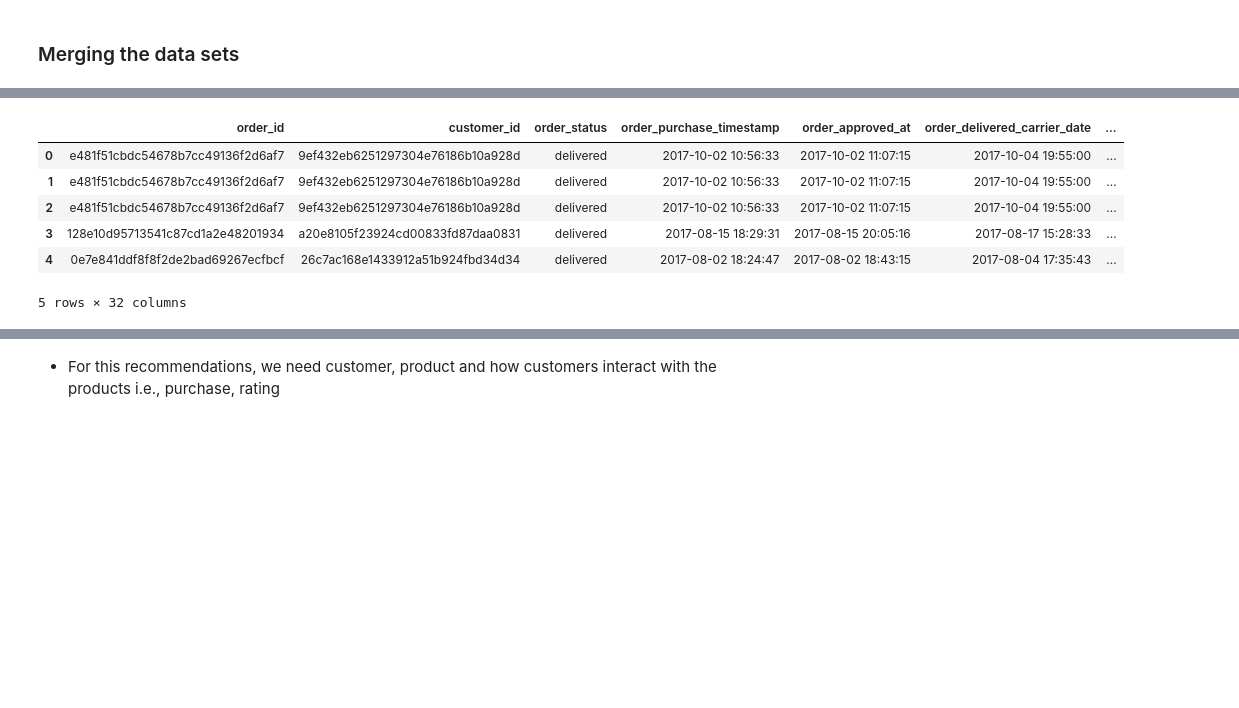
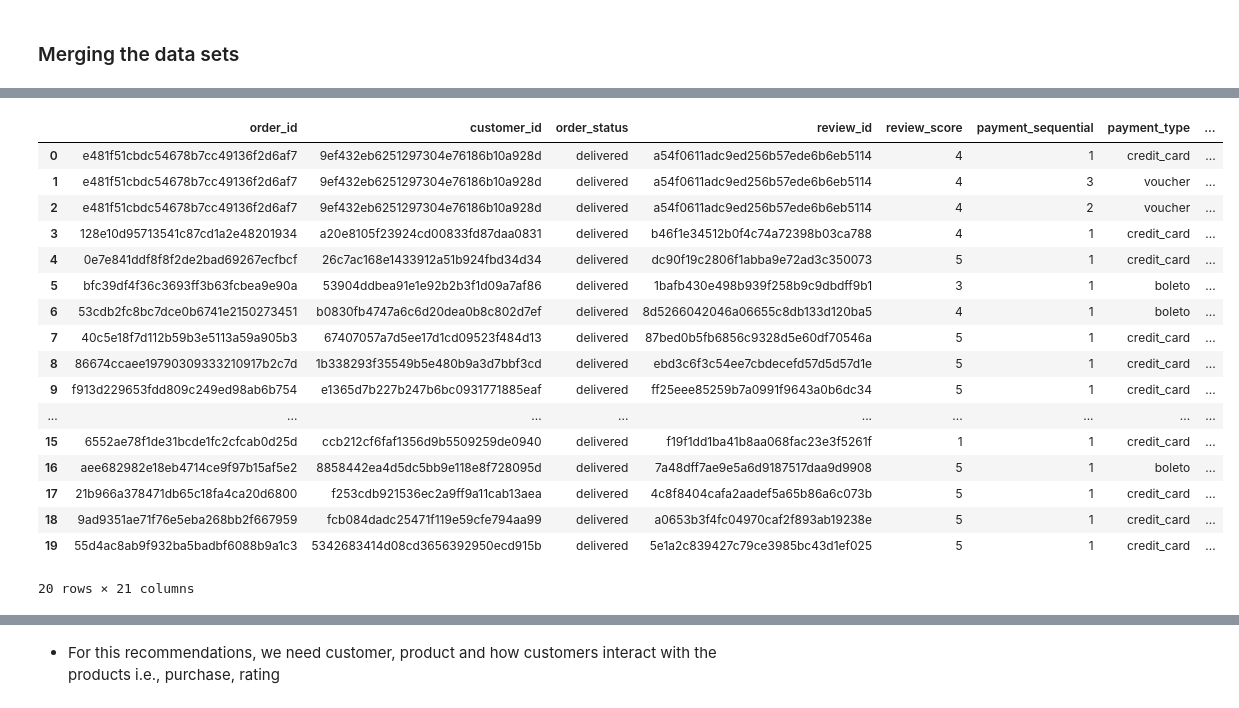
Before and after one commit to Daviedavie100/ML_MachineLearning, a Jupyter notebook: ecommerce.ipynb, the cells around one changed output, grey strips where cells are left out. Cells and saved outputs as stored; diff of their text form; code cells hidden in the pictures; blank space fills up the shorter version.

```diff
--- a/ecommerce.ipynb
+++ b/ecommerce.ipynb
@@ -373,7 +373,8 @@ order_estimated_delivery_date    0
 dtype: int64
 # %%
 # select the columns suited for thequestion
-clean_orders[['order_id', 'customer_id', 'order_status']].dropna().drop_duplicates()
+clean_orders=clean_orders[['order_id', 'customer_id', 'order_status']].drop_duplicates()
+clean_orders
 # %% [output]
 |  | order_id | customer_id | order_status |
 | 0 | e481f51cbdc54678b7cc49136f2d6af7 | 9ef432eb6251297304e76186b10a928d | delivered |
@@ -462,7 +463,8 @@ order_items_dataset
 112650 rows × 8 columns
 # %%
 # select only the columns of interest
-order_items_dataset[['order_id', 'order_item_id', 'product_id', 'product_price']].drop_duplicates()
+order_items_dataset=order_items_dataset[['order_id', 'order_item_id', 'product_id', 'product_price']].drop_duplicates()
+order_items_dataset
 # %% [output]
 |  | order_id | order_item_id | product_id | product_price |
 | 0 | 00010242fe8c5a6d1ba2dd792cb16214 | 1 | 4244733e06e7ecb4970a6e2683c13e61 | 72.19 |
@@ -622,7 +624,8 @@ order_reviews_dataset[order_reviews_dataset.duplicated()]
 # %% [output]
 |  | review_id | order_id | review_score | review_creation_date | review_answer_timestamp |
 # %%
-order_reviews_dataset[['review_id', 'order_id', 'review_score']].drop_duplicates()
+order_reviews_dataset=order_reviews_dataset[['review_id', 'order_id', 'review_score']].drop_duplicates()
+order_reviews_dataset
 # %% [output]
 |  | review_id | order_id | review_score |
 | 0 | 7bc2406110b926393aa56f80a40eba40 | 73fc7af87114b39712e6da79b0a377eb | 4 |
@@ -673,3 +676,8 @@ dtype: float64
 products_dataset.shape
 # %% [output]
 (32951, 6)
+# %%
+# select columns
+products_dataset=products_dataset[['product_id', 'product_category_name', 'product_weight_g', 'product_length_cm', \
+                                   'product_height_cm', 'product_width_cm']].drop_duplicates()
+products_dataset
@@ -786,18 +846,29 @@ product_dict
 # %%
 # orders=all orders on order_id
 orders=(clean_orders
     .merge(order_reviews_dataset, on='order_id', how='inner')
     .merge(order_payments_dataset, on='order_id', how='inner')
     .merge(order_items_dataset, on ='order_id', how='inner')
     .merge(products_dataset, on ='product_id', how='inner')
     .merge(customers_dataset, on='customer_id', how='inner')
 )
-orders.head()
+orders.head(20)
 # %% [output]
-|  | order_id | customer_id | order_status | order_purchase_timestamp | order_approved_at | order_delivered_carrier_date | ... |
-| 0 | e481f51cbdc54678b7cc49136f2d6af7 | 9ef432eb6251297304e76186b10a928d | delivered | 2017-10-02 10:56:33 | 2017-10-02 11:07:15 | 2017-10-04 19:55:00 | ... |
-| 1 | e481f51cbdc54678b7cc49136f2d6af7 | 9ef432eb6251297304e76186b10a928d | delivered | 2017-10-02 10:56:33 | 2017-10-02 11:07:15 | 2017-10-04 19:55:00 | ... |
-| 2 | e481f51cbdc54678b7cc49136f2d6af7 | 9ef432eb6251297304e76186b10a928d | delivered | 2017-10-02 10:56:33 | 2017-10-02 11:07:15 | 2017-10-04 19:55:00 | ... |
-| 3 | 128e10d95713541c87cd1a2e48201934 | a20e8105f23924cd00833fd87daa0831 | delivered | 2017-08-15 18:29:31 | 2017-08-15 20:05:16 | 2017-08-17 15:28:33 | ... |
-| 4 | 0e7e841ddf8f8f2de2bad69267ecfbcf | 26c7ac168e1433912a51b924fbd34d34 | delivered | 2017-08-02 18:24:47 | 2017-08-02 18:43:15 | 2017-08-04 17:35:43 | ... |
+|  | order_id | customer_id | order_status | review_id | review_score | payment_sequential | payment_type | ... |
+| 0 | e481f51cbdc54678b7cc49136f2d6af7 | 9ef432eb6251297304e76186b10a928d | delivered | a54f0611adc9ed256b57ede6b6eb5114 | 4 | 1 | credit_card | ... |
+| 1 | e481f51cbdc54678b7cc49136f2d6af7 | 9ef432eb6251297304e76186b10a928d | delivered | a54f0611adc9ed256b57ede6b6eb5114 | 4 | 3 | voucher | ... |
+| 2 | e481f51cbdc54678b7cc49136f2d6af7 | 9ef432eb6251297304e76186b10a928d | delivered | a54f0611adc9ed256b57ede6b6eb5114 | 4 | 2 | voucher | ... |
+| 3 | 128e10d95713541c87cd1a2e48201934 | a20e8105f23924cd00833fd87daa0831 | delivered | b46f1e34512b0f4c74a72398b03ca788 | 4 | 1 | credit_card | ... |
+| 4 | 0e7e841ddf8f8f2de2bad69267ecfbcf | 26c7ac168e1433912a51b924fbd34d34 | delivered | dc90f19c2806f1abba9e72ad3c350073 | 5 | 1 | credit_card | ... |
+| 5 | bfc39df4f36c3693ff3b63fcbea9e90a | 53904ddbea91e1e92b2b3f1d09a7af86 | delivered | 1bafb430e498b939f258b9c9dbdff9b1 | 3 | 1 | boleto | ... |
+| 6 | 53cdb2fc8bc7dce0b6741e2150273451 | b0830fb4747a6c6d20dea0b8c802d7ef | delivered | 8d5266042046a06655c8db133d120ba5 | 4 | 1 | boleto | ... |
+| 7 | 40c5e18f7d112b59b3e5113a59a905b3 | 67407057a7d5ee17d1cd09523f484d13 | delivered | 87bed0b5fb6856c9328d5e60df70546a | 5 | 1 | credit_card | ... |
+| 8 | 86674ccaee19790309333210917b2c7d | 1b338293f35549b5e480b9a3d7bbf3cd | delivered | ebd3c6f3c54ee7cbdecefd57d5d57d1e | 5 | 1 | credit_card | ... |
+| 9 | f913d229653fdd809c249ed98ab6b754 | e1365d7b227b247b6bc0931771885eaf | delivered | ff25eee85259b7a0991f9643a0b6dc34 | 5 | 1 | credit_card | ... |
+| ... | ... | ... | ... | ... | ... | ... | ... | ... |
+| 15 | 6552ae78f1de31bcde1fc2cfcab0d25d | ccb212cf6faf1356d9b5509259de0940 | delivered | f19f1dd1ba41b8aa068fac23e3f5261f | 1 | 1 | credit_card | ... |
+| 16 | aee682982e18eb4714ce9f97b15af5e2 | 8858442ea4d5dc5bb9e118e8f728095d | delivered | 7a48dff7ae9e5a6d9187517daa9d9908 | 5 | 1 | boleto | ... |
+| 17 | 21b966a378471db65c18fa4ca20d6800 | f253cdb921536ec2a9ff9a11cab13aea | delivered | 4c8f8404cafa2aadef5a65b86a6c073b | 5 | 1 | credit_card | ... |
+| 18 | 9ad9351ae71f76e5eba268bb2f667959 | fcb084dadc25471f119e59cfe794aa99 | delivered | a0653b3f4fc04970caf2f893ab19238e | 5 | 1 | credit_card | ... |
+| 19 | 55d4ac8ab9f932ba5badbf6088b9a1c3 | 5342683414d08cd3656392950ecd915b | delivered | 5e1a2c839427c79ce3985bc43d1ef025 | 5 | 1 | credit_card | ... |
-5 rows × 32 columns
+20 rows × 21 columns
```
Also changed, not shown: parts of 24 cells of this notebook.
